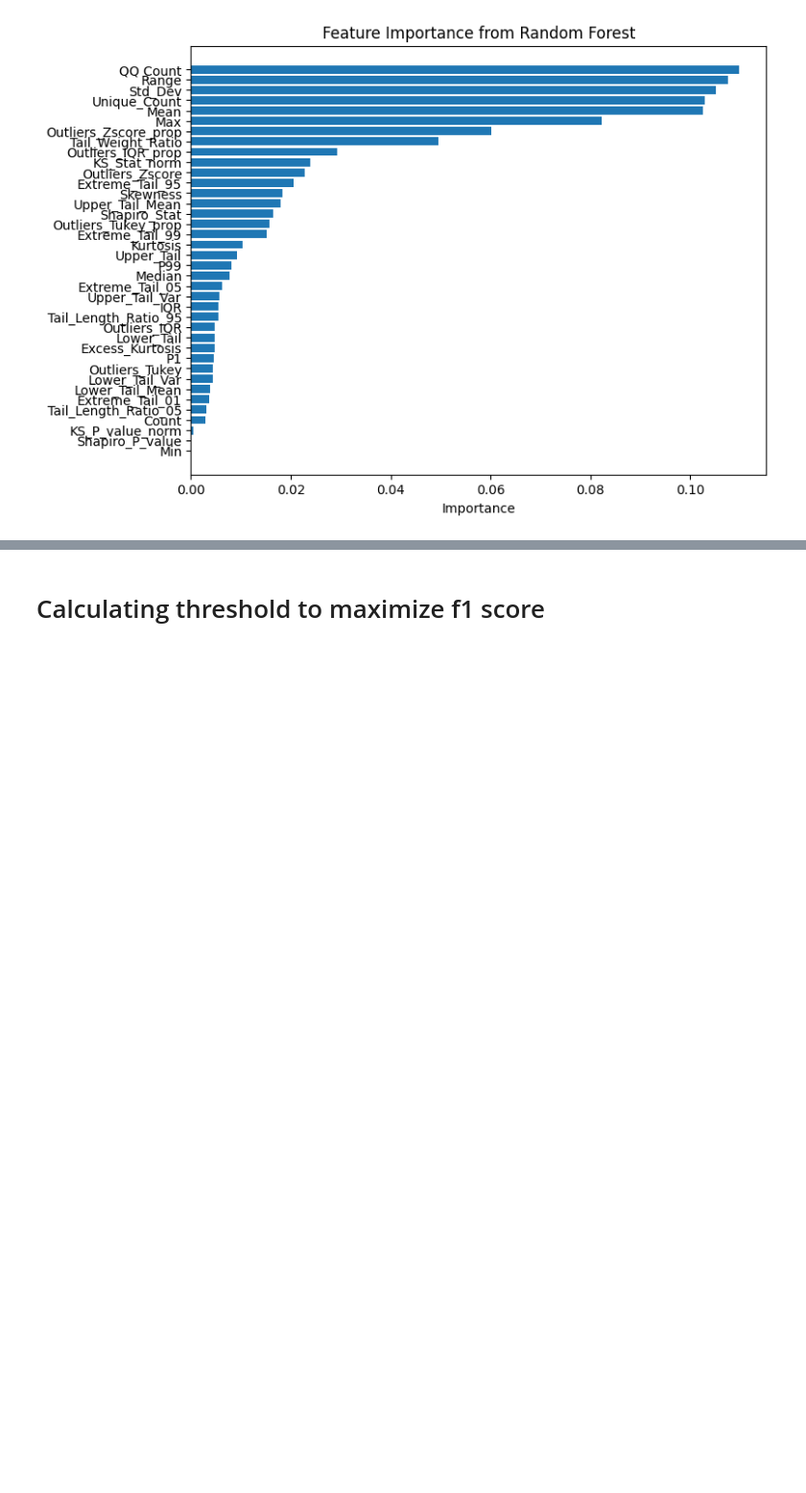
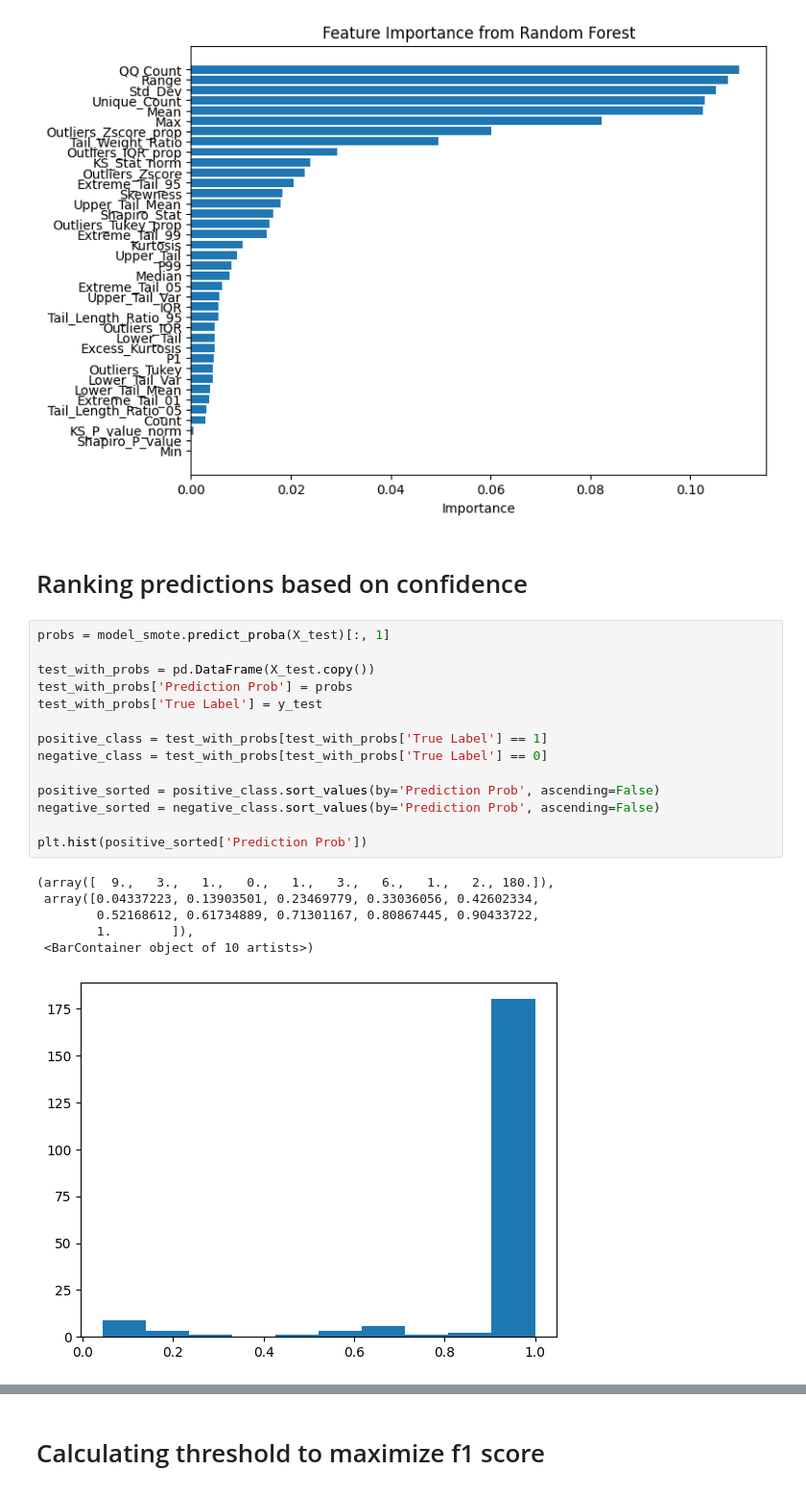
Before and after one commit to chan-cee/wafers, a Jupyter notebook: Luna/Modelling/Luna Modelling.ipynb, the cells around one changed output, grey strips where cells are left out. Shown: that part at 96% size. Saved outputs shown, nothing was run; the diff lists cells and outputs as text; blank space fills up the shorter version.

Commit message:
ranking system

```diff
--- a/Luna/Modelling/Luna Modelling.ipynb
+++ b/Luna/Modelling/Luna Modelling.ipynb
@@ -146,3 +146,26 @@ plt.title('Feature Importance from Random Forest')
 plt.show()
 # %% [output]
 [figure]
+# %% [markdown]
+# Ranking predictions based on confidence
+# %%
+probs = model_smote.predict_proba(X_test)[:, 1]
+
+test_with_probs = pd.DataFrame(X_test.copy())
+test_with_probs['Prediction Prob'] = probs
+test_with_probs['True Label'] = y_test
+
+positive_class = test_with_probs[test_with_probs['True Label'] == 1]
+negative_class = test_with_probs[test_with_probs['True Label'] == 0]
+
+positive_sorted = positive_class.sort_values(by='Prediction Prob', ascending=False)
+negative_sorted = negative_class.sort_values(by='Prediction Prob', ascending=False)
+
+plt.hist(positive_sorted['Prediction Prob'])
+# %% [output]
+(array([  9.,   3.,   1.,   0.,   1.,   3.,   6.,   1.,   2., 180.]),
+ array([0.04337223, 0.13903501, 0.23469779, 0.33036056, 0.42602334,
+        0.52168612, 0.61734889, 0.71301167, 0.80867445, 0.90433722,
+        1.        ]),
+ <BarContainer object of 10 artists>)
+[figure, added]
```
Also changed, not shown: parts of 5 cells of this notebook, 1 other file.
